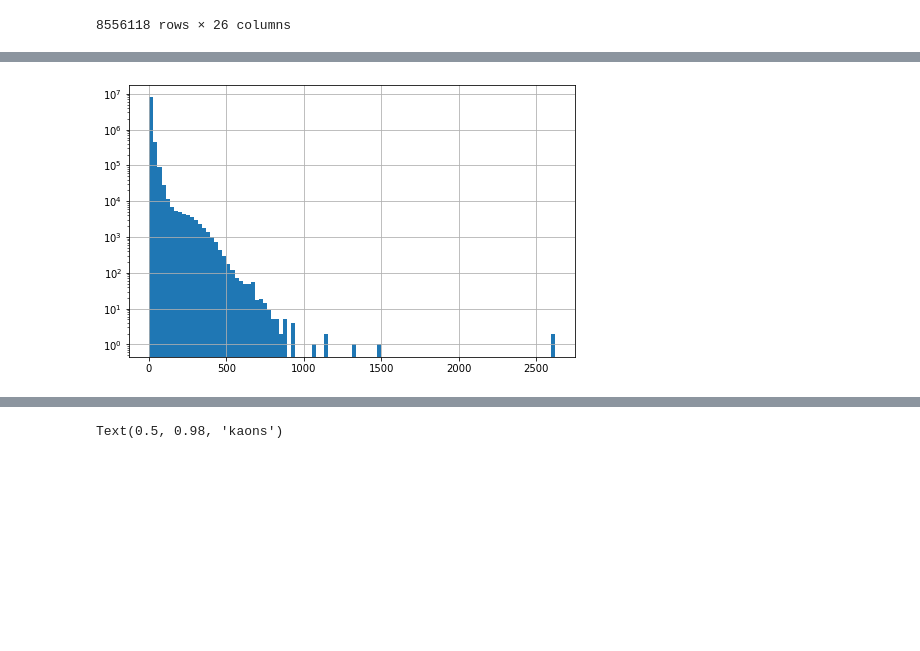
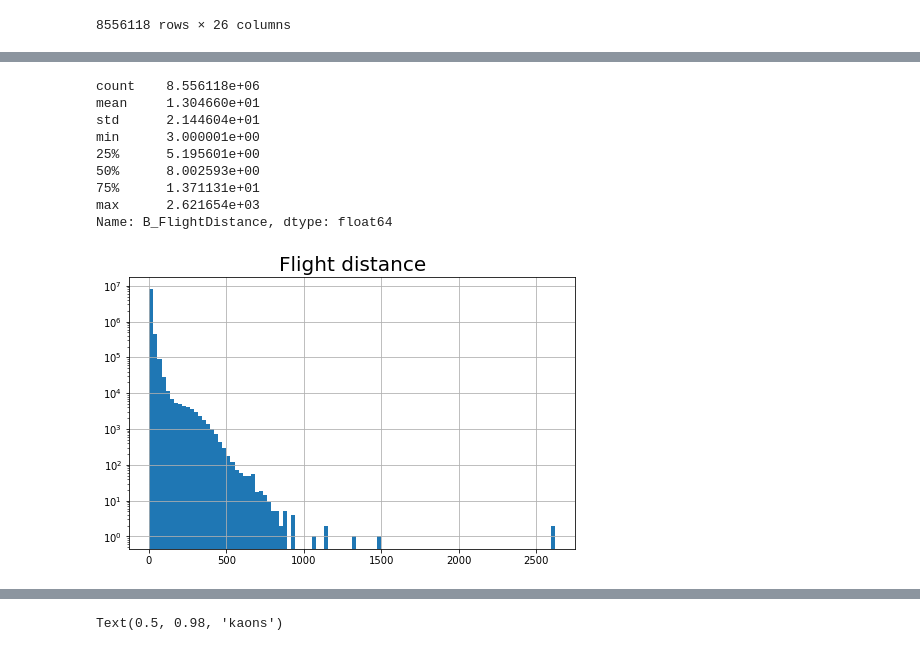
Before and after one commit to jjpereirab/B2HHH_2022_1, a Jupyter notebook: exploring_datasets_python.ipynb, the cells around one changed output, grey strips where cells are left out. Cells and saved outputs as stored; diff of their text form; code cells hidden in the pictures; blank space fills up the shorter version.

```diff
--- a/exploring_datasets_python.ipynb
+++ b/exploring_datasets_python.ipynb
@@ -151,7 +150,7 @@ magnetDown_kaons[(c1Down + c2Down + c3Down) == 1]
 # %% [markdown]
 # Both datasets
 # %%
-df = read_root(["B2HHH_MagnetUp.root","B2HHH_MagnetDown.root"])
+df = read_root(["Data/B2HHH_MagnetUp.root","Data/B2HHH_MagnetDown.root"])
 # %%
 pd.set_option('display.max_columns', None)
 print(df.columns)
@@ -179,5 +185,15 @@ Index(['B_FlightDistance', 'B_VertexChi2', 'H1_PX', 'H1_PY', 'H1_PZ',
 # %%
-df.B_FlightDistance.hist(bins=100)
+print(df.B_FlightDistance.describe())
+df.B_FlightDistance.hist(bins=100); title("Flight distance", fontsize = 20)
 yscale("log")
 # %% [output]
+count    8.556118e+06
+mean     1.304660e+01
+std      2.144604e+01
+min      3.000001e+00
+25%      5.195601e+00
+50%      8.002593e+00
+75%      1.371131e+01
+max      2.621654e+03
+Name: B_FlightDistance, dtype: float64
-[figure, old version]
+[figure, new version]
```
Also changed, not shown: parts of 16 cells of this notebook, 2 other files.
